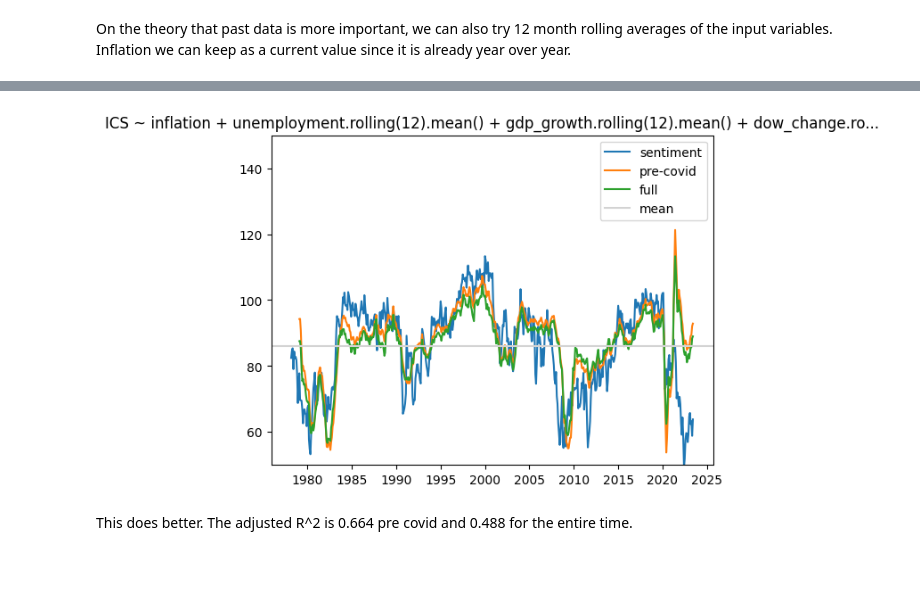
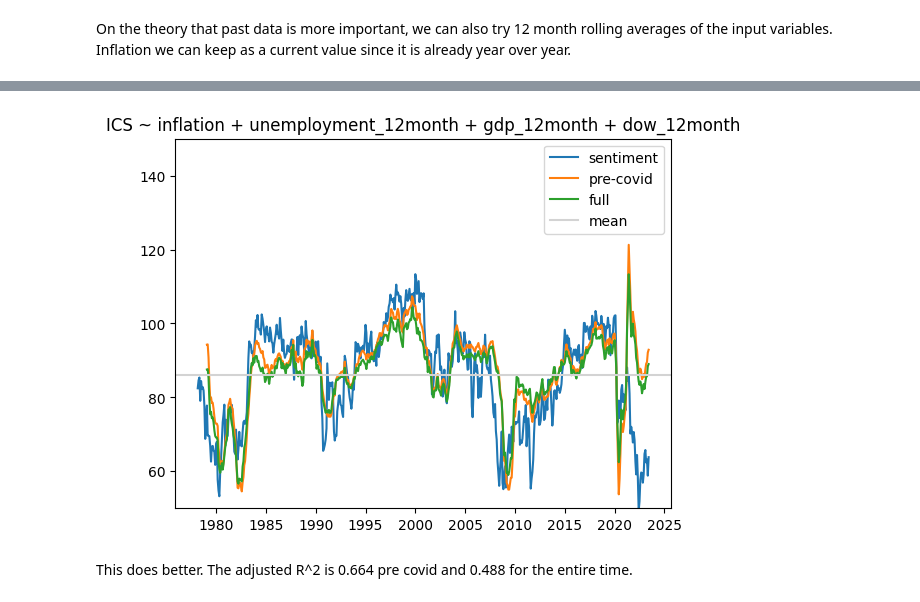
Before and after one commit to nwbvt/economic_perception, a Jupyter notebook: EconomySentiment.ipynb, the cells around one changed output, grey strips where cells are left out. Drawn from its saved outputs; the diff is of its cells as text; code cells hidden in the pictures; blank space fills up the shorter version.

```diff
--- a/EconomySentiment.ipynb
+++ b/EconomySentiment.ipynb
@@ -106,6 +106,8 @@ We see that both the incumbent's performance and the margin of victory is more c
 # %%
-def norm(series):
-    return (series-series.mean())/series.std()
+def norm(series, with_data=None):
+    if with_data is None:
+        with_data = series
+    return (series-with_data.mean())/with_data.std()
 # %% [markdown]
 The unemployment data is collected from https://fred.stlouisfed.org/series/UNRATE. It is a montly statistic from 1948-01-01 to (as of now) 2023-07-01. We will also normalize and the other variables.
 # %%
@@ -307,8 +309,11 @@ It does pretty well until 2020. At 2020 it goes haywire while the unemployment r
 # %% [markdown]
 On the theory that past data is more important, we can also try 12 month rolling averages of the input variables. Inflation we can keep as a current value since it is already year over year.
 # %%
-_, model = try_model(form="ICS ~ inflation + unemployment.rolling(12).mean() + " +
-                     "gdp_growth.rolling(12).mean() + dow_change.rolling(12).mean()",
+data['unemployment_12month'] = data.unemployment.rolling(12).mean()
+data['gdp_12month'] = data.gdp_growth.rolling(12).mean()
+data['dow_12month'] = data.dow_change.rolling(12).mean()
+_, model = try_model(form="ICS ~ inflation + unemployment_12month + " +
+                     "gdp_12month + dow_12month",
                      data=data)
 # %% [output]
 Model Pre-Covid
@@ -322,13 +327,13 @@ Time:                        22:54:37   Log-Likelihood:                -1687.5
 No. Observations:                 492   AIC:                             3385.
 Df Residuals:                     487   BIC:                             3406.
 Df Model:                           4
 Covariance Type:            nonrobust
 ... (42 lines left out)
 ==============================================================================
 
 Notes:
 [1] Standard Errors assume that the covariance matrix of the errors is correctly specified.
-[figure, old version]
+[figure, new version]
 # %% [markdown]
 This does better. The adjusted R^2 is 0.664 pre covid and 0.488 for the entire time.
 # %% [markdown]
```
Also changed, not shown: parts of 18 cells of this notebook.
